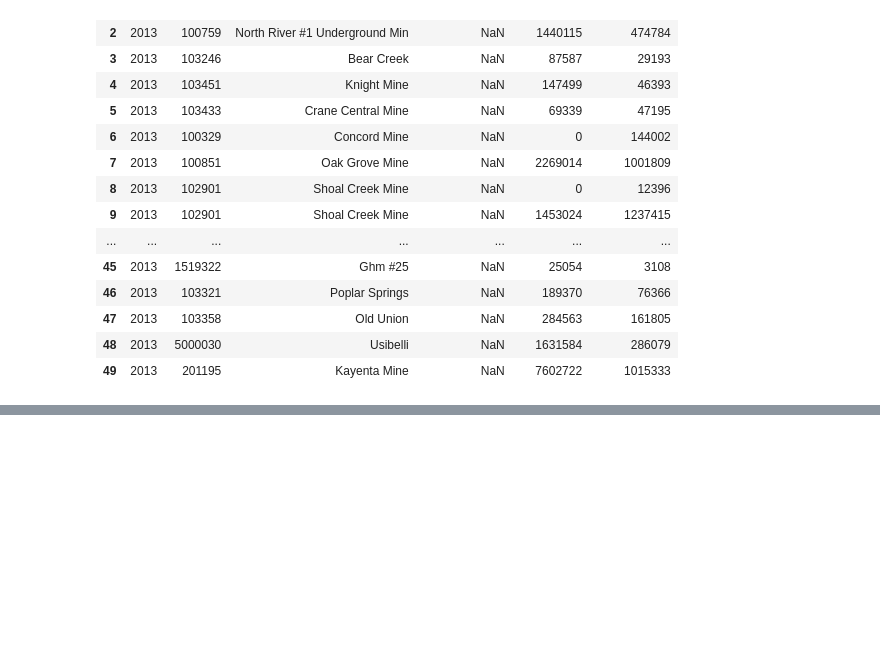
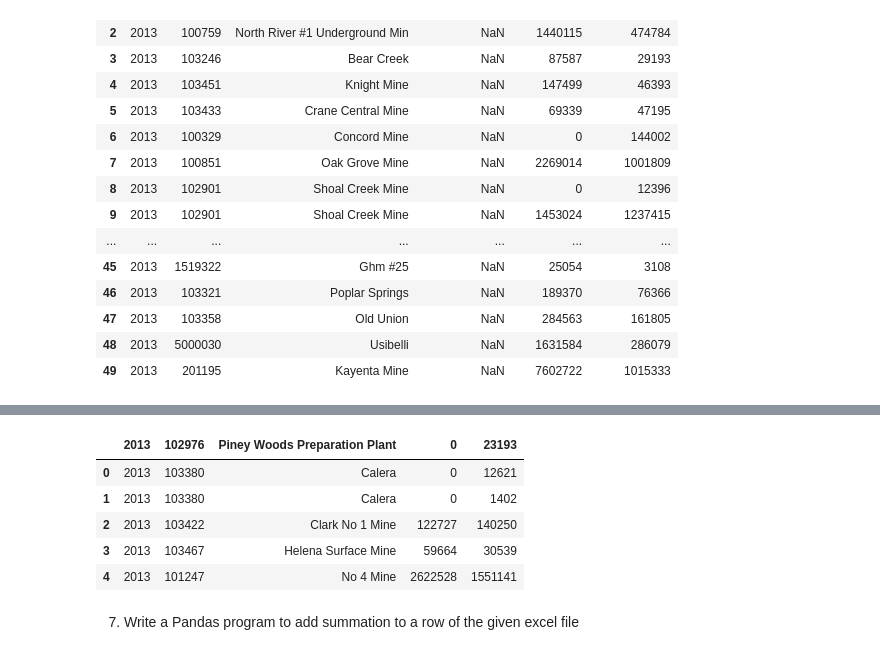
Before and after one commit to Proxytrail/pandasquestions, a Jupyter notebook: pandasquesion2.ipynb, the cells around one changed output, grey strips where cells are left out. Saved outputs shown, nothing was run; the diff lists cells and outputs as text; code cells hidden in the pictures; blank space fills up the shorter version.

```diff
--- a/pandasquesion2.ipynb
+++ b/pandasquesion2.ipynb
@@ -134,0 +149,12 @@ df
+# %%
+df = pd.read_excel(pwd + '/coalpublic2013.xlsx',skiprows=20)
+df.head()
+# %% [output]
+|  | 2013 | 102976 | Piney Woods Preparation Plant | 0 | 23193 |
+| 0 | 2013 | 103380 | Calera | 0 | 12621 |
+| 1 | 2013 | 103380 | Calera | 0 | 1402 |
+| 2 | 2013 | 103422 | Clark No 1 Mine | 122727 | 140250 |
+| 3 | 2013 | 103467 | Helena Surface Mine | 59664 | 30539 |
+| 4 | 2013 | 101247 | No 4 Mine | 2622528 | 1551141 |
+# %% [markdown]
+7. Write a Pandas program to add summation to a row of the given excel file
```
Also changed, not shown: parts of 4 cells of this notebook.
